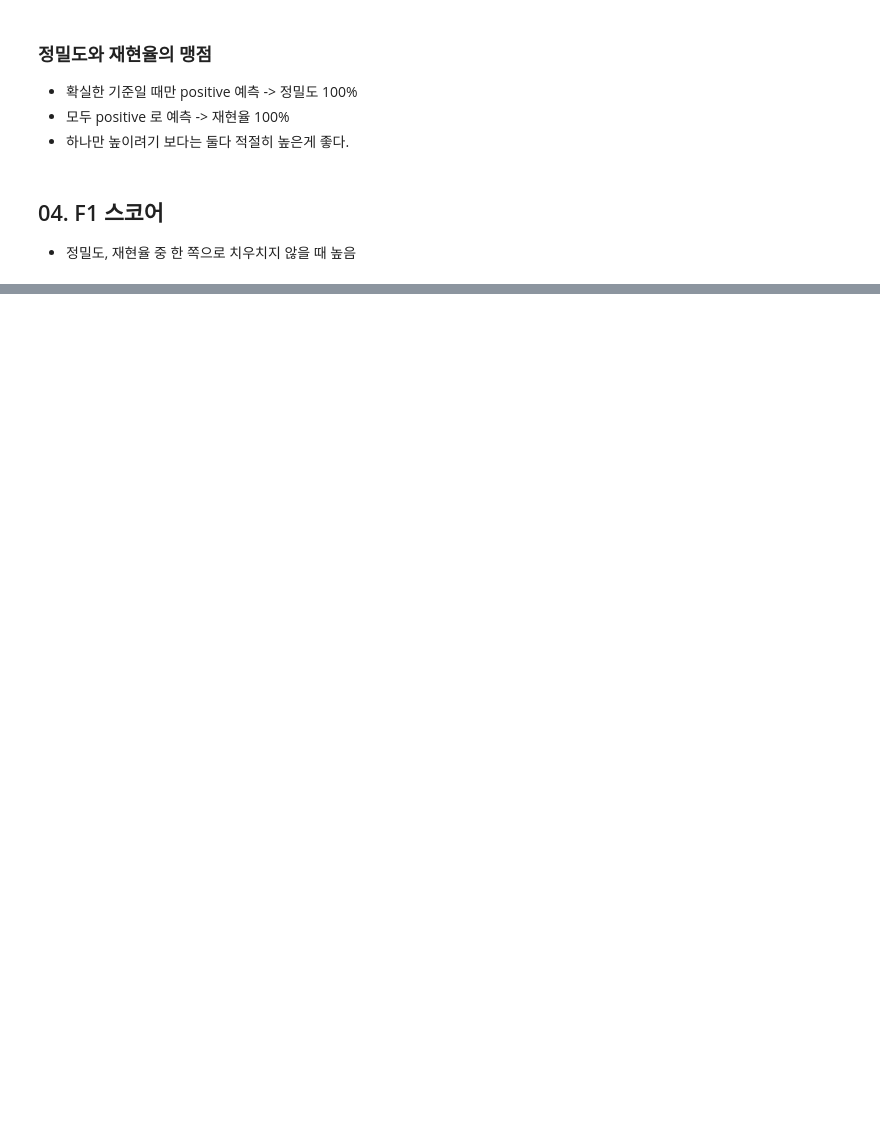
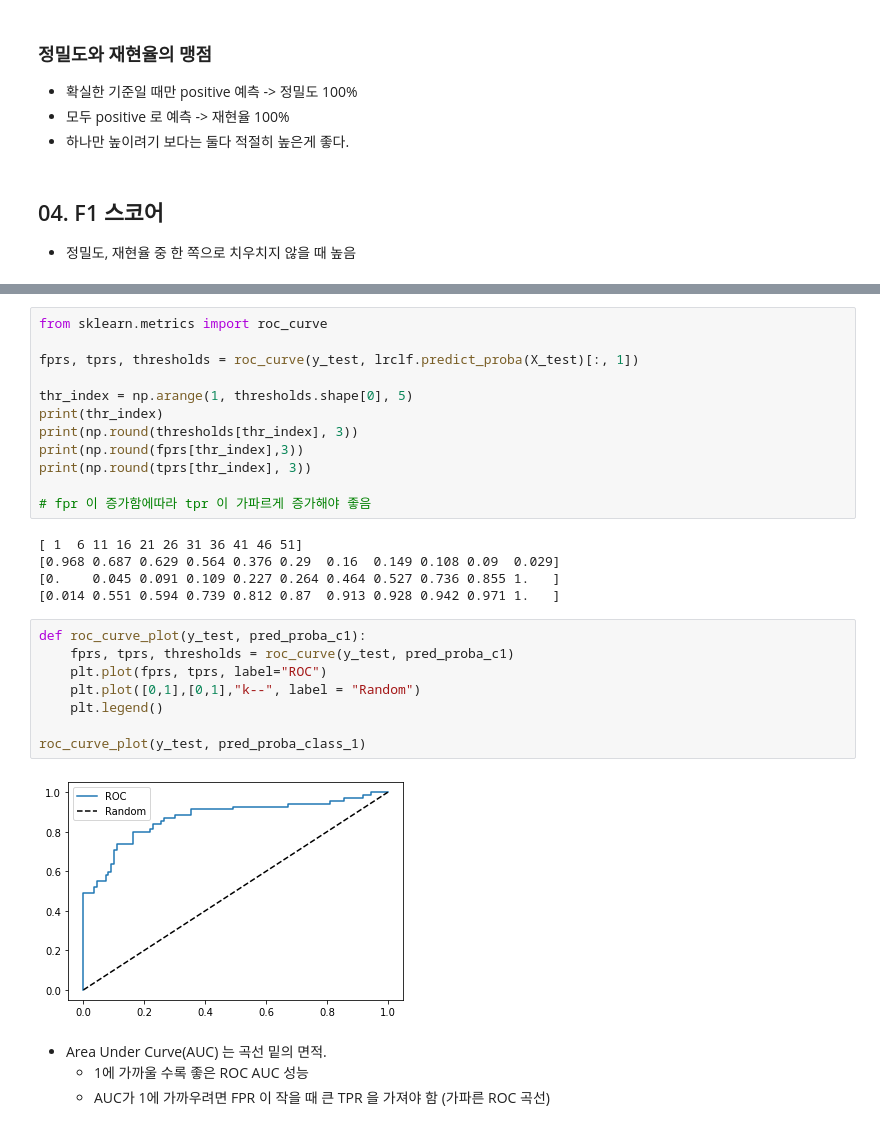
Before and after one commit to hckim96/AI_STUDY, a Jupyter notebook: week-02/chapter-03.ipynb, the cells around one changed output, grey strips where cells are left out. Cells and saved outputs as stored; diff of their text form; blank space fills up the shorter version.

```diff
--- a/week-02/chapter-03.ipynb
+++ b/week-02/chapter-03.ipynb
@@ -98,0 +266,31 @@ NameError: name &#39;LabelEncoder&#39; is not defined
+# %%
+from sklearn.metrics import roc_curve
+
+fprs, tprs, thresholds = roc_curve(y_test, lrclf.predict_proba(X_test)[:, 1])
+
+thr_index = np.arange(1, thresholds.shape[0], 5)
+print(thr_index)
+print(np.round(thresholds[thr_index], 3))
+print(np.round(fprs[thr_index],3))
+print(np.round(tprs[thr_index], 3))
+
+# fpr 이 증가함에따라 tpr 이 가파르게 증가해야 좋음
+# %% [output]
+[ 1  6 11 16 21 26 31 36 41 46 51]
+[0.968 0.687 0.629 0.564 0.376 0.29  0.16  0.149 0.108 0.09  0.029]
+[0.    0.045 0.091 0.109 0.227 0.264 0.464 0.527 0.736 0.855 1.   ]
+[0.014 0.551 0.594 0.739 0.812 0.87  0.913 0.928 0.942 0.971 1.   ]
+# %%
+def roc_curve_plot(y_test, pred_proba_c1):
+    fprs, tprs, thresholds = roc_curve(y_test, pred_proba_c1)
+    plt.plot(fprs, tprs, label="ROC")
+    plt.plot([0,1],[0,1],"k--", label = "Random")
+    plt.legend()
+
+roc_curve_plot(y_test, pred_proba_class_1)
+# %% [output]
+[figure, added]
+# %% [markdown]
+- Area Under Curve(AUC) 는 곡선 밑의 면적.
+    - 1에 가까울 수록 좋은 ROC AUC 성능
+    - AUC가 1에 가까우려면 FPR 이 작을 때 큰 TPR 을 가져야 함 (가파른 ROC 곡선)
```
Also changed, not shown: parts of 25 cells of this notebook, 1 other file.
